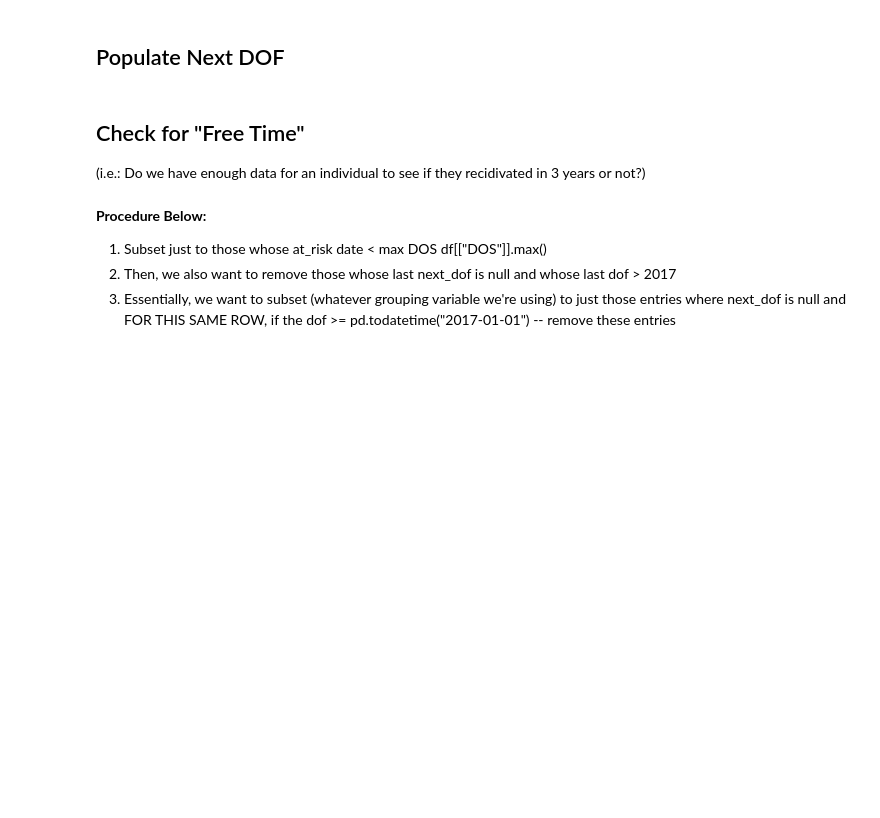
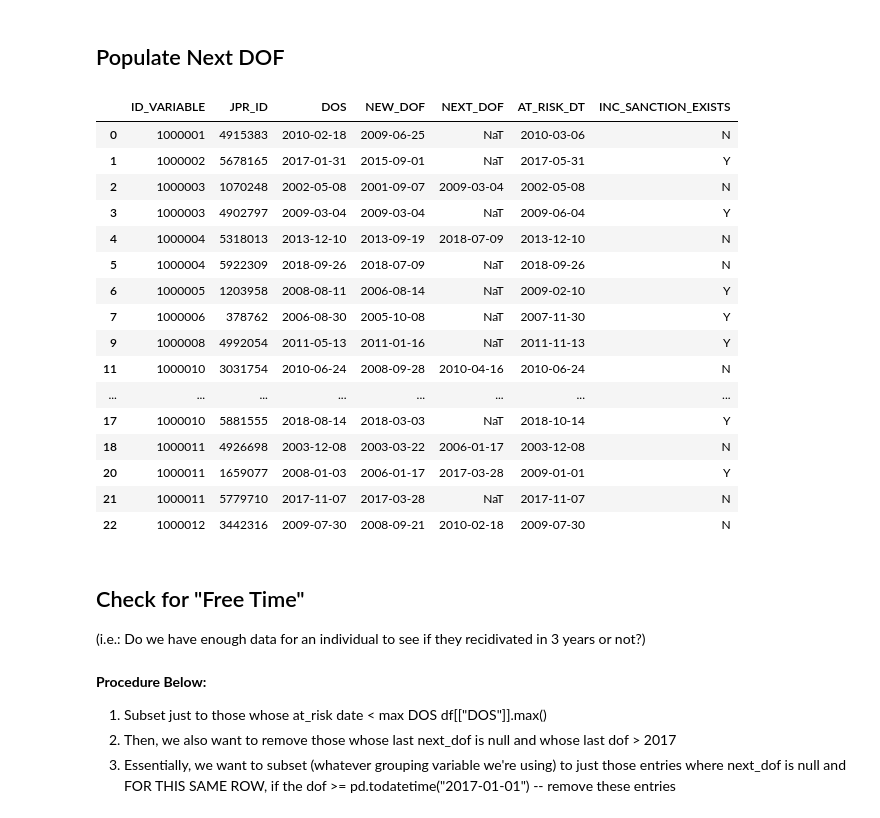
Before and after one commit to aud-z/PA_sentencing, a Jupyter notebook: data_cleaning_pipeline.ipynb, the cells around one changed output. Drawn from its saved outputs; the diff is of its cells as text; code cells hidden in the pictures; blank space fills up the shorter version.

```diff
--- a/data_cleaning_pipeline.ipynb
+++ b/data_cleaning_pipeline.ipynb
@@ -845,11 +898,29 @@ print("The largest JP_MIN value is {:,} days, which is {} years. This causes Pyt
 # %%
 #sort the data
 df_collapsed = df_collapsed.sort_values(by = ["ID_VARIABLE", "NEW_DOF"])
 
 #shift the data up by one to create the new vaariable "NEXT_DOF"
 df_collapsed['NEXT_DOF'] = df_collapsed.groupby(['ID_VARIABLE'])['NEW_DOF'].shift(-1).dt.date
 
-df_collapsed[:20][["ID_VARIABLE", "JPR_ID", "NEW_DOS", "NEW_DOF", "NEXT_DOF", "AT_RISK_DT", "INC_SANCTION_EXISTS"]]
+df_collapsed[:20][["ID_VARIABLE", "JPR_ID", "DOS", "NEW_DOF", "NEXT_DOF", "AT_RISK_DT", "INC_SANCTION_EXISTS"]]
+# %% [output]
+|  | ID_VARIABLE | JPR_ID | DOS | NEW_DOF | NEXT_DOF | AT_RISK_DT | INC_SANCTION_EXISTS |
+| 0 | 1000001 | 4915383 | 2010-02-18 | 2009-06-25 | NaT | 2010-03-06 | N |
+| 1 | 1000002 | 5678165 | 2017-01-31 | 2015-09-01 | NaT | 2017-05-31 | Y |
+| 2 | 1000003 | 1070248 | 2002-05-08 | 2001-09-07 | 2009-03-04 | 2002-05-08 | N |
+| 3 | 1000003 | 4902797 | 2009-03-04 | 2009-03-04 | NaT | 2009-06-04 | Y |
+| 4 | 1000004 | 5318013 | 2013-12-10 | 2013-09-19 | 2018-07-09 | 2013-12-10 | N |
+| 5 | 1000004 | 5922309 | 2018-09-26 | 2018-07-09 | NaT | 2018-09-26 | N |
+| 6 | 1000005 | 1203958 | 2008-08-11 | 2006-08-14 | NaT | 2009-02-10 | Y |
+| 7 | 1000006 | 378762 | 2006-08-30 | 2005-10-08 | NaT | 2007-11-30 | Y |
+| 9 | 1000008 | 4992054 | 2011-05-13 | 2011-01-16 | NaT | 2011-11-13 | Y |
+| 11 | 1000010 | 3031754 | 2010-06-24 | 2008-09-28 | 2010-04-16 | 2010-06-24 | N |
+| ... | ... | ... | ... | ... | ... | ... | ... |
+| 17 | 1000010 | 5881555 | 2018-08-14 | 2018-03-03 | NaT | 2018-10-14 | Y |
+| 18 | 1000011 | 4926698 | 2003-12-08 | 2003-03-22 | 2006-01-17 | 2003-12-08 | N |
+| 20 | 1000011 | 1659077 | 2008-01-03 | 2006-01-17 | 2017-03-28 | 2009-01-01 | Y |
+| 21 | 1000011 | 5779710 | 2017-11-07 | 2017-03-28 | NaT | 2017-11-07 | N |
+| 22 | 1000012 | 3442316 | 2009-07-30 | 2008-09-21 | 2010-02-18 | 2009-07-30 | N |
 # %% [markdown]
 ## Check for "Free Time"
 (i.e.: Do we have enough data for an individual to see if they recidivated in 3 years or not?)
```
Also changed, not shown: parts of 17 cells of this notebook.
